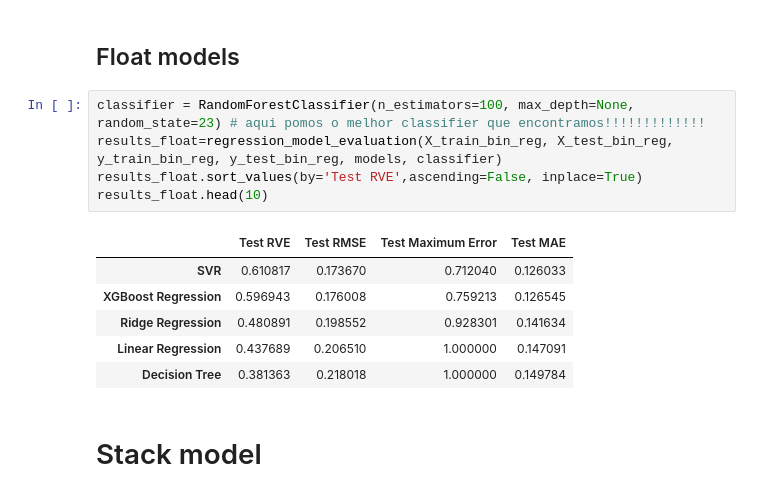
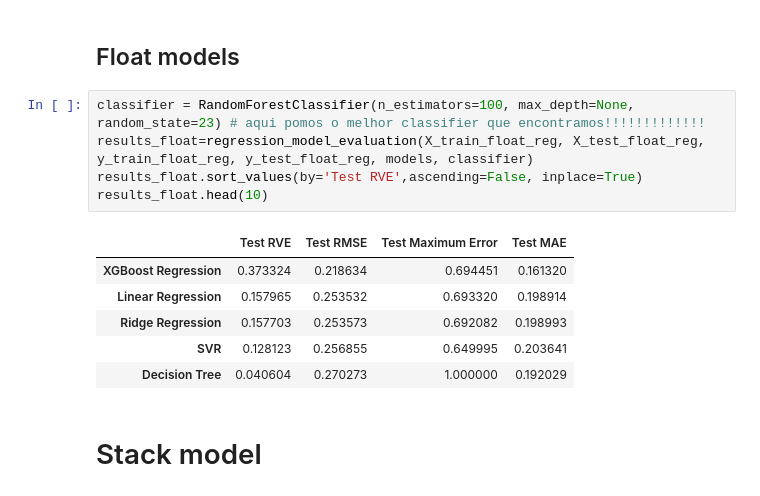
Before and after one commit to a59490/G23_ML_HA3, a Jupyter notebook: HA3G23.ipynb, the cells around one changed output. Drawn from its saved outputs; the diff is of its cells as text.

```diff
--- a/HA3G23.ipynb
+++ b/HA3G23.ipynb
@@ -426,16 +549,16 @@ results_float.head(10)
 ## Float models
 # %%
 classifier = RandomForestClassifier(n_estimators=100, max_depth=None, random_state=23) # aqui pomos o melhor classifier que encontramos!!!!!!!!!!!!!
-results_float=regression_model_evaluation(X_train_bin_reg, X_test_bin_reg, y_train_bin_reg, y_test_bin_reg, models, classifier)
+results_float=regression_model_evaluation(X_train_float_reg, X_test_float_reg, y_train_float_reg, y_test_float_reg, models, classifier)
 results_float.sort_values(by='Test RVE',ascending=False, inplace=True)
 results_float.head(10)
 # %% [output]
 |  | Test RVE | Test RMSE | Test Maximum Error | Test MAE |
-| SVR | 0.610817 | 0.173670 | 0.712040 | 0.126033 |
-| XGBoost Regression | 0.596943 | 0.176008 | 0.759213 | 0.126545 |
-| Ridge Regression | 0.480891 | 0.198552 | 0.928301 | 0.141634 |
-| Linear Regression | 0.437689 | 0.206510 | 1.000000 | 0.147091 |
-| Decision Tree | 0.381363 | 0.218018 | 1.000000 | 0.149784 |
+| XGBoost Regression | 0.373324 | 0.218634 | 0.694451 | 0.161320 |
+| Linear Regression | 0.157965 | 0.253532 | 0.693320 | 0.198914 |
+| Ridge Regression | 0.157703 | 0.253573 | 0.692082 | 0.198993 |
+| SVR | 0.128123 | 0.256855 | 0.649995 | 0.203641 |
+| Decision Tree | 0.040604 | 0.270273 | 1.000000 | 0.192029 |
 # %% [markdown]
 # Stack model
 # %% [markdown]
```
Also changed, not shown: parts of 21 cells of this notebook.
